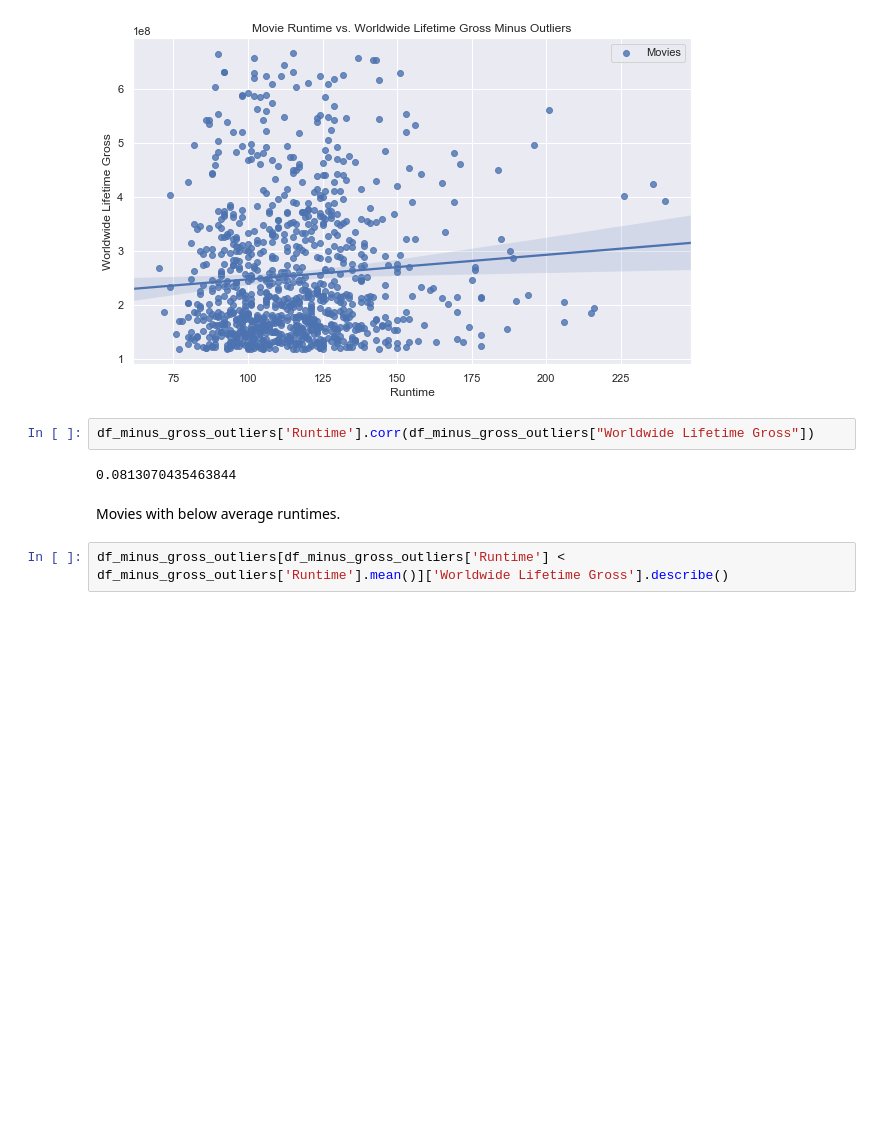
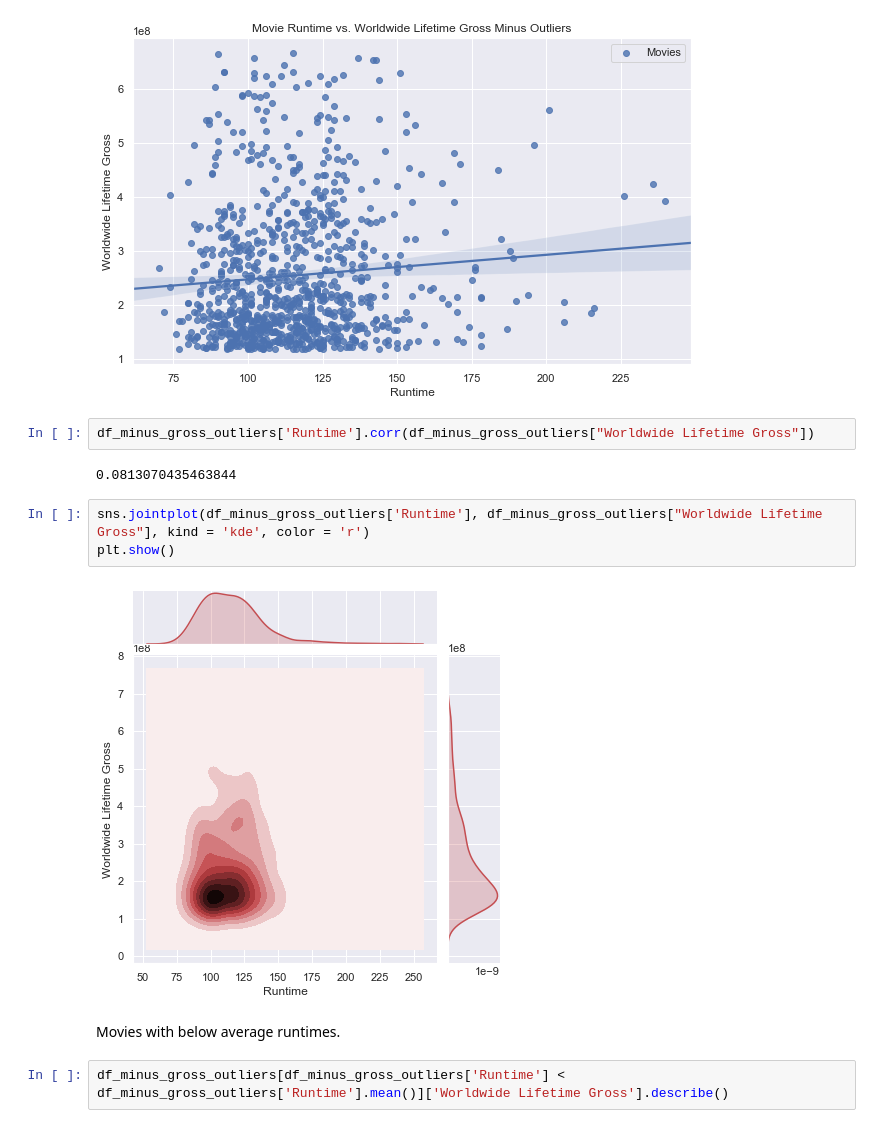
Before and after one commit to timhugele/Module_1_Movie_Project, a Jupyter notebook: Joined_CSV_Data_Visualizations.ipynb, the cells around one changed output. Drawn from its saved outputs; the diff is of its cells as text; blank space fills up the shorter version.

```diff
--- a/Joined_CSV_Data_Visualizations.ipynb
+++ b/Joined_CSV_Data_Visualizations.ipynb
@@ -270,6 +275,11 @@ plt.show()
 df_minus_gross_outliers['Runtime'].corr(df_minus_gross_outliers["Worldwide Lifetime Gross"])
 # %% [output]
 0.0813070435463844
+# %%
+sns.jointplot(df_minus_gross_outliers['Runtime'], df_minus_gross_outliers["Worldwide Lifetime Gross"], kind = 'kde', color = 'r')
+plt.show()
+# %% [output]
+[figure, added]
 # %% [markdown]
 Movies with below average runtimes.
 # %%
```
Also changed, not shown: parts of 1 cell of this notebook, 1 other file.
